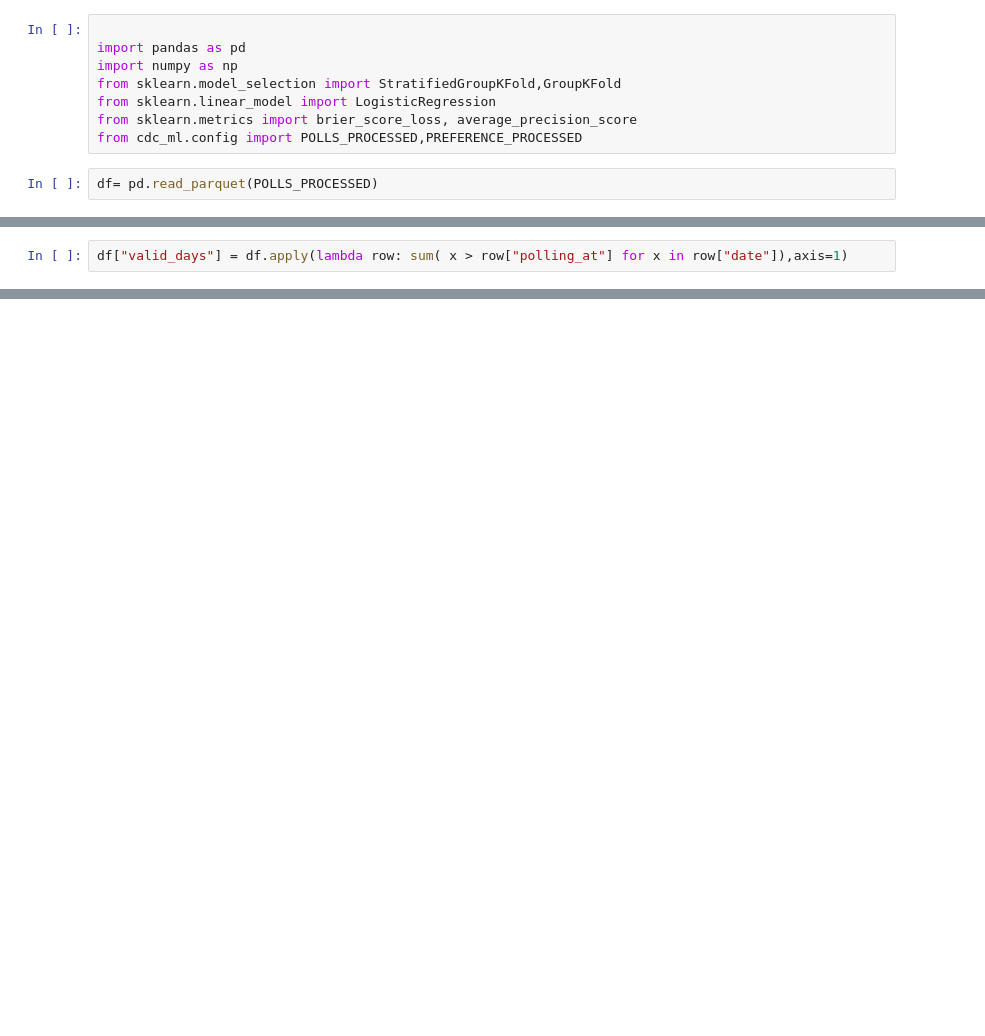
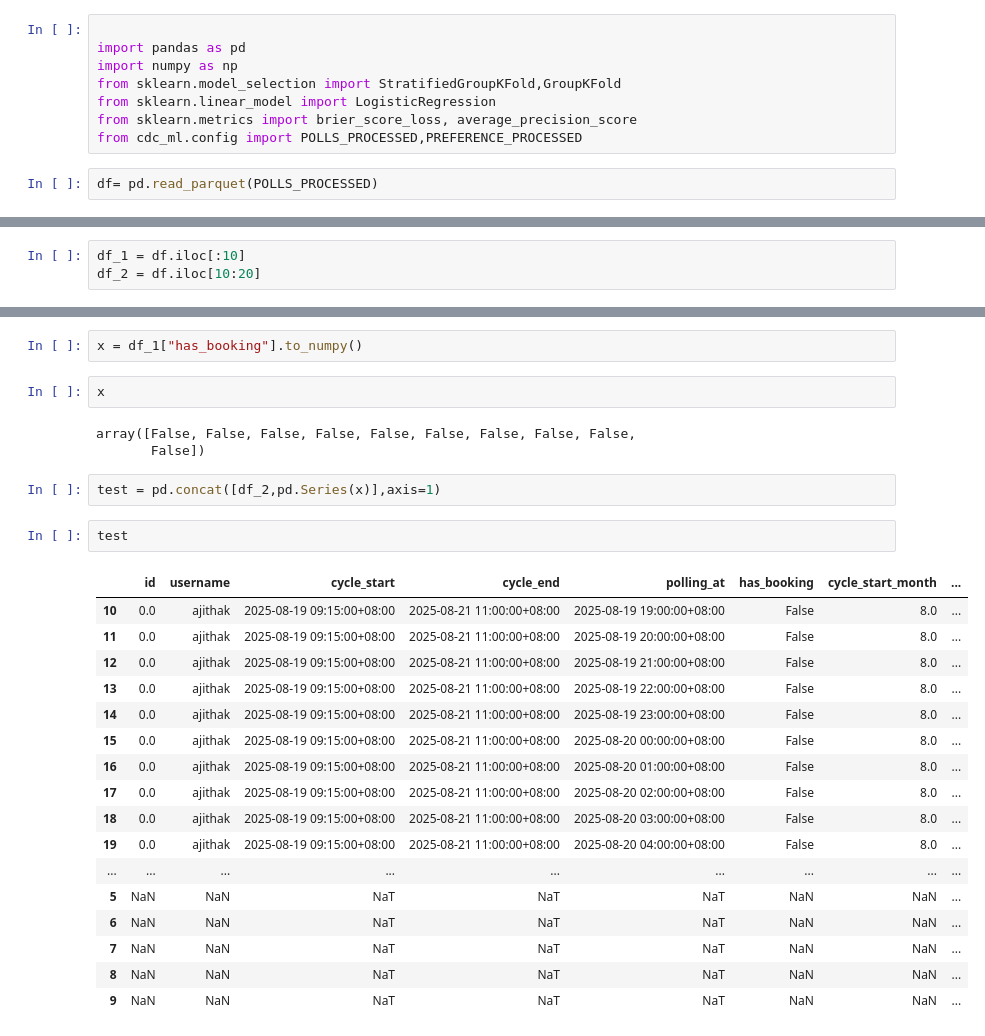
Before and after one commit to jun000111/cdc_ml, a Jupyter notebook: notebooks/test.ipynb, the cells around one changed output, grey strips where cells are left out. Cells and saved outputs as stored; diff of their text form; blank space fills up the shorter version.

```diff
--- a/notebooks/test.ipynb
+++ b/notebooks/test.ipynb
@@ -111,2 +10,0 @@ df.head()
-# %%
-df["valid_days"] = df.apply(lambda row: sum( x > row["polling_at"] for x in row["date"]),axis=1)
@@ -156,0 +11,3 @@ Name: count, dtype: int64
+# %%
+df_1 = df.iloc[:10]
+df_2 = df.iloc[10:20]
@@ -156,0 +42,29 @@ Name: count, dtype: int64
+# %%
+x = df_1["has_booking"].to_numpy()
+# %%
+x
+# %% [output]
+array([False, False, False, False, False, False, False, False, False,
+       False])
+# %%
+test = pd.concat([df_2,pd.Series(x)],axis=1)
+# %%
+test
+# %% [output]
+|  | id | username | cycle_start | cycle_end | polling_at | has_booking | cycle_start_month | ... |
+| 10 | 0.0 | ajithak | 2025-08-19 09:15:00+08:00 | 2025-08-21 11:00:00+08:00 | 2025-08-19 19:00:00+08:00 | False | 8.0 | ... |
+| 11 | 0.0 | ajithak | 2025-08-19 09:15:00+08:00 | 2025-08-21 11:00:00+08:00 | 2025-08-19 20:00:00+08:00 | False | 8.0 | ... |
+| 12 | 0.0 | ajithak | 2025-08-19 09:15:00+08:00 | 2025-08-21 11:00:00+08:00 | 2025-08-19 21:00:00+08:00 | False | 8.0 | ... |
+| 13 | 0.0 | ajithak | 2025-08-19 09:15:00+08:00 | 2025-08-21 11:00:00+08:00 | 2025-08-19 22:00:00+08:00 | False | 8.0 | ... |
+| 14 | 0.0 | ajithak | 2025-08-19 09:15:00+08:00 | 2025-08-21 11:00:00+08:00 | 2025-08-19 23:00:00+08:00 | False | 8.0 | ... |
+| 15 | 0.0 | ajithak | 2025-08-19 09:15:00+08:00 | 2025-08-21 11:00:00+08:00 | 2025-08-20 00:00:00+08:00 | False | 8.0 | ... |
+| 16 | 0.0 | ajithak | 2025-08-19 09:15:00+08:00 | 2025-08-21 11:00:00+08:00 | 2025-08-20 01:00:00+08:00 | False | 8.0 | ... |
+| 17 | 0.0 | ajithak | 2025-08-19 09:15:00+08:00 | 2025-08-21 11:00:00+08:00 | 2025-08-20 02:00:00+08:00 | False | 8.0 | ... |
+| 18 | 0.0 | ajithak | 2025-08-19 09:15:00+08:00 | 2025-08-21 11:00:00+08:00 | 2025-08-20 03:00:00+08:00 | False | 8.0 | ... |
+| 19 | 0.0 | ajithak | 2025-08-19 09:15:00+08:00 | 2025-08-21 11:00:00+08:00 | 2025-08-20 04:00:00+08:00 | False | 8.0 | ... |
+| ... | ... | ... | ... | ... | ... | ... | ... | ... |
+| 5 | NaN | NaN | NaT | NaT | NaT | NaN | NaN | ... |
+| 6 | NaN | NaN | NaT | NaT | NaT | NaN | NaN | ... |
+| 7 | NaN | NaN | NaT | NaT | NaT | NaN | NaN | ... |
+| 8 | NaN | NaN | NaT | NaT | NaT | NaN | NaN | ... |
+| 9 | NaN | NaN | NaT | NaT | NaT | NaN | NaN | ... |
```
Also changed, not shown: parts of 17 cells of this notebook, 16 other files.
